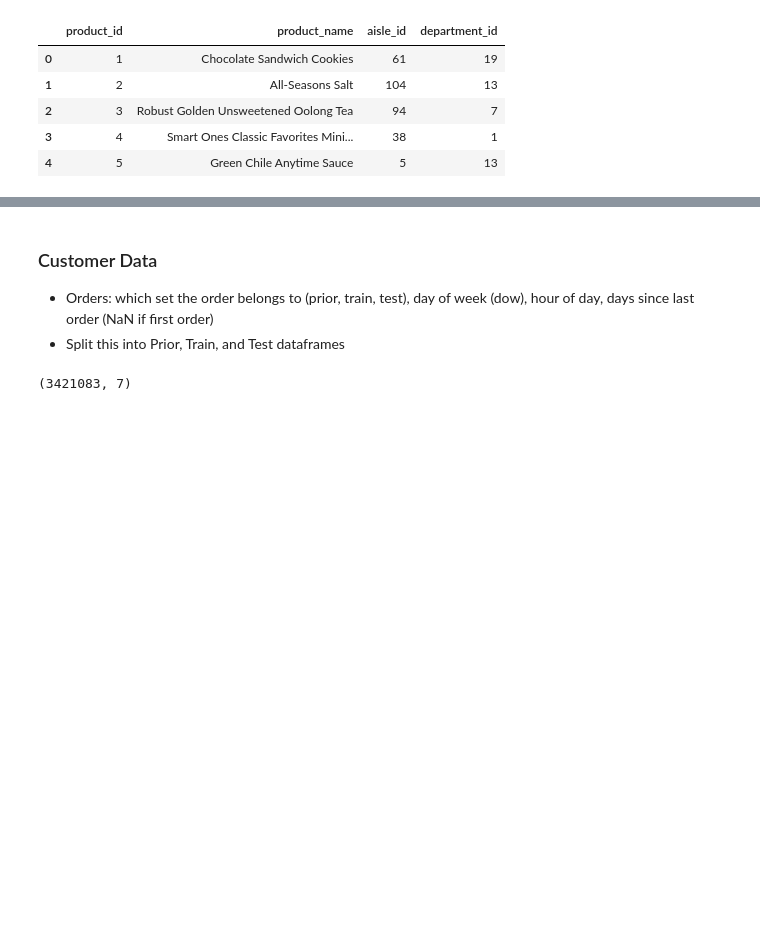
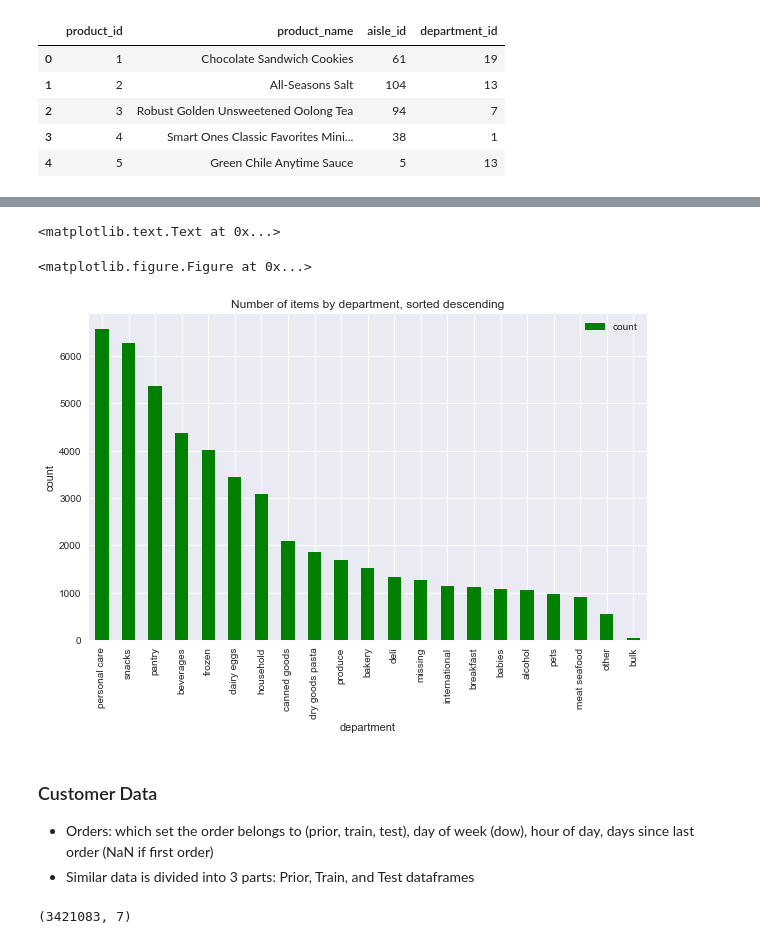
Before and after one commit to CLAUDIOPINHEIRO/market-basket, a Jupyter notebook: Instacart Data Exploration.ipynb, the cells around one changed output, grey strips where cells are left out. Drawn from its saved outputs; the diff is of its cells as text; code cells hidden in the pictures; blank space fills up the shorter version.

```diff
--- a/Instacart Data Exploration.ipynb
+++ b/Instacart Data Exploration.ipynb
@@ -13,7 +13,7 @@ import matplotlib as mpl
 import matplotlib.cm as cm
 import matplotlib.pyplot as plt
 import pandas as pd
-
+import seaborn as sns
 
 # File reading packages
 import pickle
@@ -24,6 +24,9 @@ import datetime # For handling dates
 # The "requests" library makes working with HTTP requests easier
 import requests
 import os
+
+%matplotlib inline
+plt.rcParams['figure.figsize'] = (10, 6)
 # %% [markdown]
 ## Read data files
 # %% [markdown]
@@ -52,6 +55,8 @@ aisles.head(5)
 # %%
 departments = pd.read_csv(data_wd + r"\departments.csv")
 print(departments.shape)
-departments.head(5)
+print(departments.head(20))
+dept_id_dict = departments.set_index('department_id')['department'].T.to_dict()
+print(dept_id_dict)
 # %% [output]
 (21, 2)
@@ -80,0 +91,9 @@ products.head(5)
+# %%
+# For each department, print associated products
+dict_item_dept = {k: g['product_name'].tolist() for k,g in products.groupby('department_id')}
+
+n_items = np.zeros((len(dict_item_dept)))
+for i in range(len(dict_item_dept)):
+    print (dept_id_dict[i+1])
+    print (dict_item_dept[i+1])
+    n_items[i] = len(dict_item_dept[i+1])
@@ -81,8 +115,21 @@ products.head(5)
+# %%
+item_count_dept = pd.DataFrame(data = {'count': n_items}, index = depts)
+item_count_dept = item_count_dept.sort_values('count', ascending = False)
+
+plt.figure(figsize = (3, 4))
+item_count_dept.plot.bar(color = 'green')
+plt.title('Number of items by department, sorted descending')
+plt.xlabel('department')
+plt.ylabel('count')
+# %% [output]
+<matplotlib.text.Text at 0x...>
+<matplotlib.figure.Figure at 0x...>
+[figure, added]
 # %% [markdown]
 ### Customer Data
 
 - Orders: which set the order belongs to (prior, train, test), day of week (dow), hour of day, days since last order (NaN if first order)
-- Split this into Prior, Train, and Test dataframes
+- Similar data is divided into 3 parts: Prior, Train, and Test dataframes
 # %%
 orders = pd.read_csv(data_wd + r"\orders.csv")
 print(orders.shape)
```
Also changed, not shown: parts of 5 cells of this notebook.
